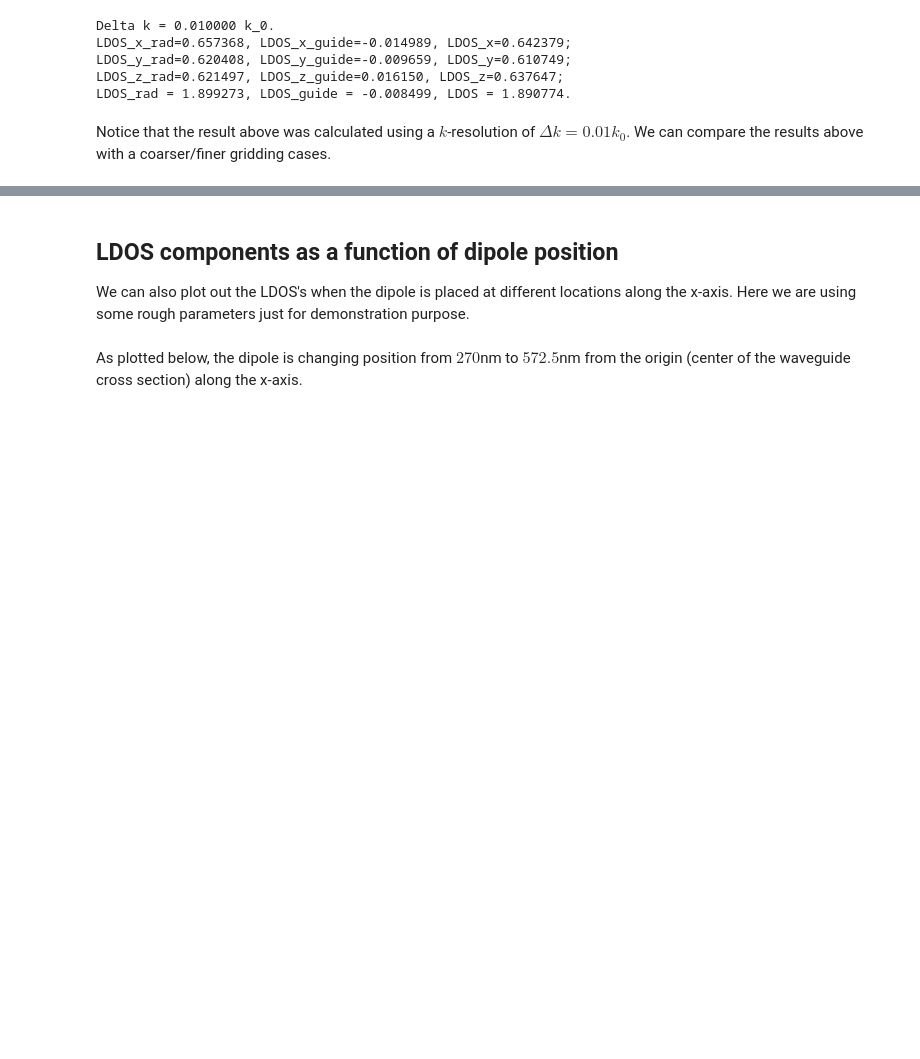
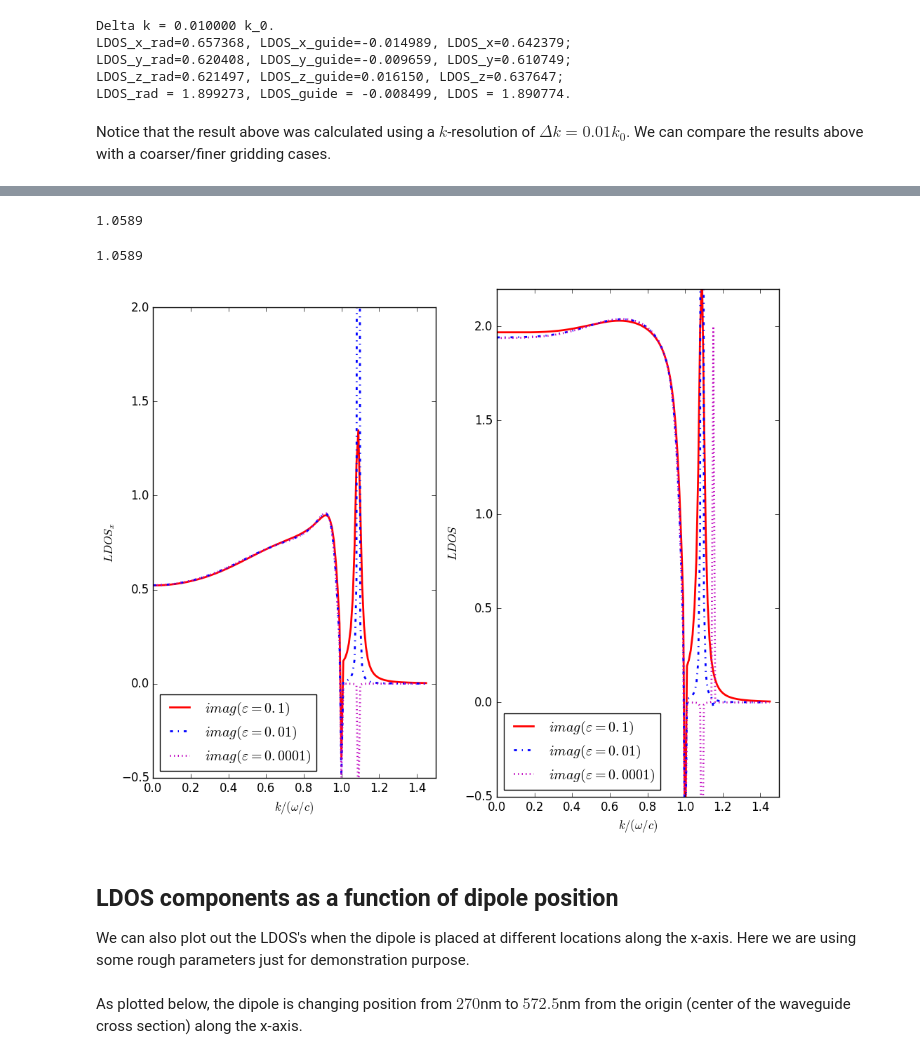
Before and after one commit to i2000s/simnanophotonics, a Jupyter notebook: nanofiber_BEM.ipynb, the cells around one changed output, grey strips where cells are left out. Cells and saved outputs as stored; diff of their text form; code cells hidden in the pictures; blank space fills up the shorter version.

```diff
--- a/nanofiber_BEM.ipynb
+++ b/nanofiber_BEM.ipynb
@@ -213,3 +218,64 @@ Notice that the result above was calculated using a $k$-resolution of $\Delta k=
+# %%
+ldos_1 = readdlm("data/ldos_N_1_lam_894_eps_2.1013_0.1_a_225_x_405_y_0_q_0_1.45_146.dat", header=false);
+ldosqpoints_1 = ldos_1[:,[2,5,6,7,8]]
+ldos_01 = readdlm("data/ldos_N_1_lam_894_eps_2.1013_0.01_a_225_x_405_y_0_q_0_1.45_146.dat", header=false);
+ldosqpoints_01 = ldos_01[:,[2,5,6,7,8]]
+ldos_0001 = readdlm("data/ldos_N_1_lam_894_eps_2.1013_0.0001_a_225_x_405_y_0_q_0_1.45_146.dat", header=false);
+ldosqpoints_0001 = ldos_0001[:,[2,5,6,7,8]]
+using PyPlot
+#println(convert(Int64,floor(lenz/2)))
+q = ldosqpoints_1[:,1]
+lenx = length(q)
+ldosx_1 = ldosqpoints_1[:,2]
+ldosy_1 = ldosqpoints_1[:,3]
+ldosz_1 = ldosqpoints_1[:,4]
+ldos_av_1 = ldosqpoints_1[:,5]
+ldosx_01 = ldosqpoints_01[:,2]
+ldosy_01 = ldosqpoints_01[:,3]
+ldosz_01 = ldosqpoints_01[:,4]
+ldos_av_01 = ldosqpoints_01[:,5]
+ldosx_0001 = ldosqpoints_0001[:,2]
+ldosy_0001 = ldosqpoints_0001[:,3]
+ldosz_0001 = ldosqpoints_0001[:,4]
+ldos_av_0001 = ldosqpoints_0001[:,5]
+
+
+fig = figure("LDOS q plot",figsize=(10,10))
+ax = fig[:add_subplot](1,2,1)
+cp = ax[:plot](q, ldosx_1, "r-", linewidth=2.0)
+cp = ax[:plot](q, ldosx_01, "b-.", linewidth=2.0)
+cp = ax[:plot](q, ldosx_0001, "m:", linewidth=2.0)
+#ax[:clabel](cp, inline=1, fontsize=5)
+
+xlabel(L"k/(\omega/c)")
+ylabel(L"LDOS_x")
+axis("image")
+xlim(-0.0,1.5)
+ylim(-0.5,2)
+tight_layout()
+gcf() # Needed for IJulia to plot inline
+legend([L"imag(\varepsilon=0.1)",L"imag(\varepsilon=0.01)",L"imag(\varepsilon=0.0001)"],loc="lower left")
+display(maximum(abs(ldosx)))
+
+ax = fig[:add_subplot](1,2,2)
+cp = ax[:plot](q, ldos_av_1, "r-", linewidth=2.0)
+cp = ax[:plot](q, ldos_av_01, "b-.", linewidth=2.0)
+cp = ax[:plot](q, ldos_av_0001, "m:", linewidth=2.0)
+#ax[:clabel](cp, inline=1, fontsize=5)
+
+xlabel(L"k/(\omega/c)")
+ylabel(L"LDOS")
+axis("image")
+xlim(-0.0,1.5)
+ylim(-0.5,2.2)
+tight_layout()
+gcf() # Needed for IJulia to plot inline
+legend([L"imag(\varepsilon=0.1)",L"imag(\varepsilon=0.01)",L"imag(\varepsilon=0.0001)"],loc="lower left")
+display(maximum(abs(ldosx)))
+# %% [output]
+1.0589
+1.0589
+[figure, added]
 # %% [markdown]
 ## LDOS components as a function of dipole position
 
```
Also changed, not shown: parts of 1 cell of this notebook, 8 other files.
